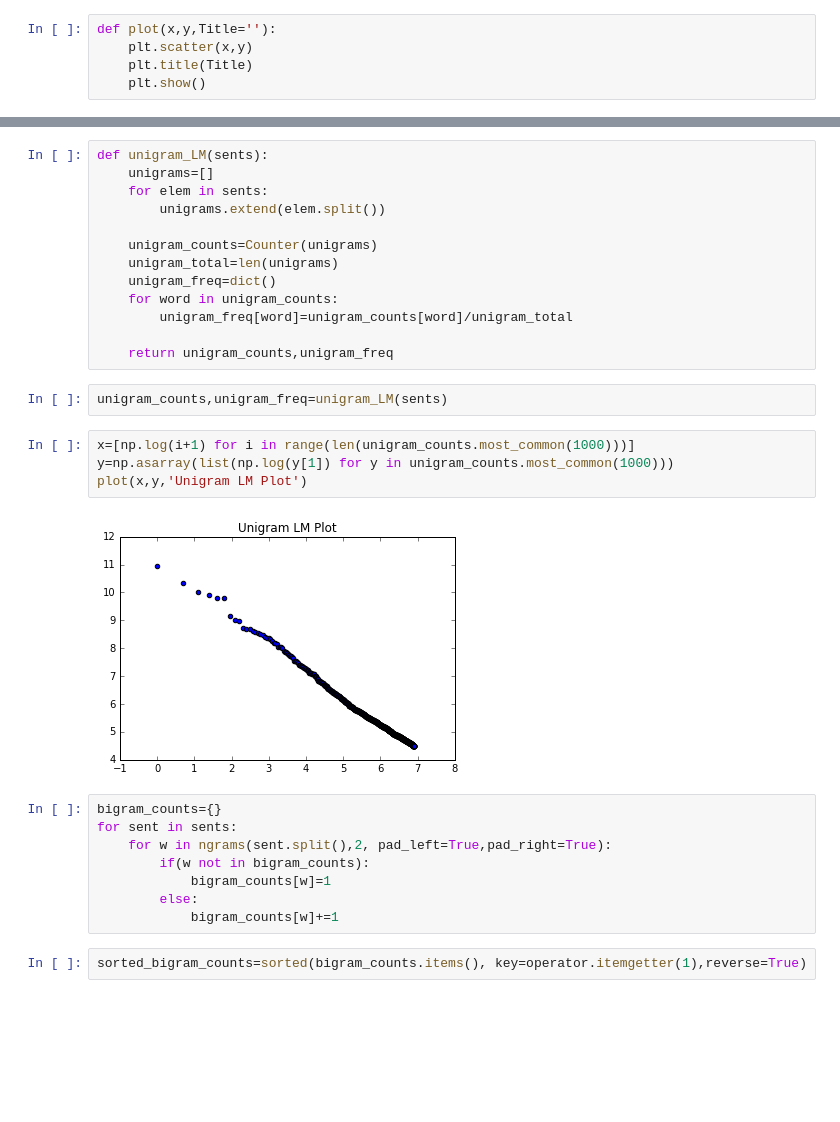
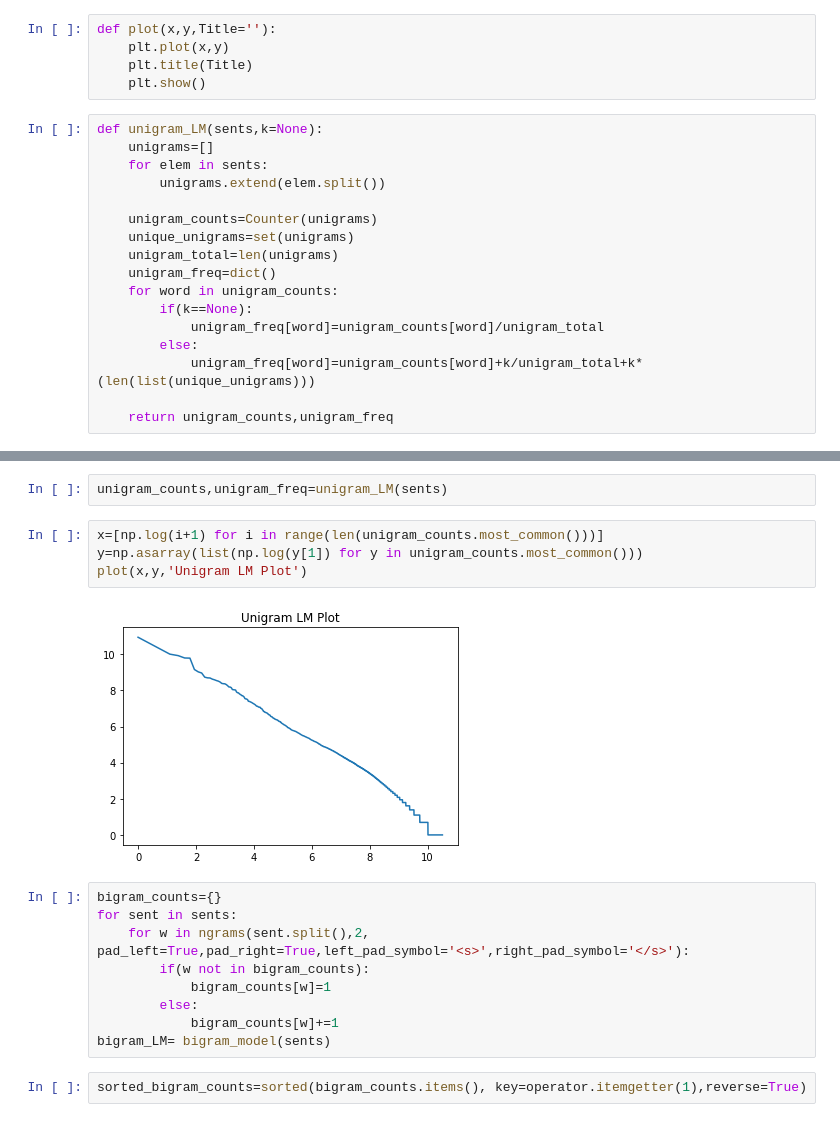
Before and after one commit to Arka7Z/NLP-CS60057, a Jupyter notebook: Language_Modeling/Language_Modeling.ipynb, the cells around one changed output, grey strips where cells are left out. Drawn from its saved outputs; the diff is of its cells as text; blank space fills up the shorter version.

```diff
--- a/Language_Modeling/Language_Modeling.ipynb
+++ b/Language_Modeling/Language_Modeling.ipynb
@@ -27,6 +27,23 @@ def preprocess_sents(sentences):
     return sentences
 # %%
 def plot(x,y,Title=''):
-    plt.scatter(x,y)
+    plt.plot(x,y)
     plt.title(Title)
     plt.show()
+# %%
+def unigram_LM(sents,k=None):
+    unigrams=[]
+    for elem in sents:
+        unigrams.extend(elem.split())
+
+    unigram_counts=Counter(unigrams)
+    unique_unigrams=set(unigrams)
+    unigram_total=len(unigrams)
+    unigram_freq=dict()
+    for word in unigram_counts:
+        if(k==None):
+            unigram_freq[word]=unigram_counts[word]/unigram_total
+        else:
+            unigram_freq[word]=unigram_counts[word]+k/unigram_total+k*(len(list(unique_unigrams)))
+
+    return unigram_counts,unigram_freq
@@ -65,31 +117,19 @@ the city purchasing department the jury said is lacking in experienced clerical
-# %%
-def unigram_LM(sents):
-    unigrams=[]
-    for elem in sents:
-        unigrams.extend(elem.split())
-
-    unigram_counts=Counter(unigrams)
-    unigram_total=len(unigrams)
-    unigram_freq=dict()
-    for word in unigram_counts:
-        unigram_freq[word]=unigram_counts[word]/unigram_total
-
-    return unigram_counts,unigram_freq
 # %%
 unigram_counts,unigram_freq=unigram_LM(sents)
 # %%
-x=[np.log(i+1) for i in range(len(unigram_counts.most_common(1000)))]
-y=np.asarray(list(np.log(y[1]) for y in unigram_counts.most_common(1000)))
+x=[np.log(i+1) for i in range(len(unigram_counts.most_common()))]
+y=np.asarray(list(np.log(y[1]) for y in unigram_counts.most_common()))
 plot(x,y,'Unigram LM Plot')
 # %% [output]
-[figure, old version]
+[figure, new version]
 # %%
 bigram_counts={}
 for sent in sents:
-    for w in ngrams(sent.split(),2, pad_left=True,pad_right=True):
+    for w in ngrams(sent.split(),2, pad_left=True,pad_right=True,left_pad_symbol='<s>',right_pad_symbol='</s>'):
         if(w not in bigram_counts):
             bigram_counts[w]=1
         else:
             bigram_counts[w]+=1
+bigram_LM= bigram_model(sents)
 # %%
 sorted_bigram_counts=sorted(bigram_counts.items(), key=operator.itemgetter(1),reverse=True)
```
Also changed, not shown: parts of 25 cells of this notebook.
